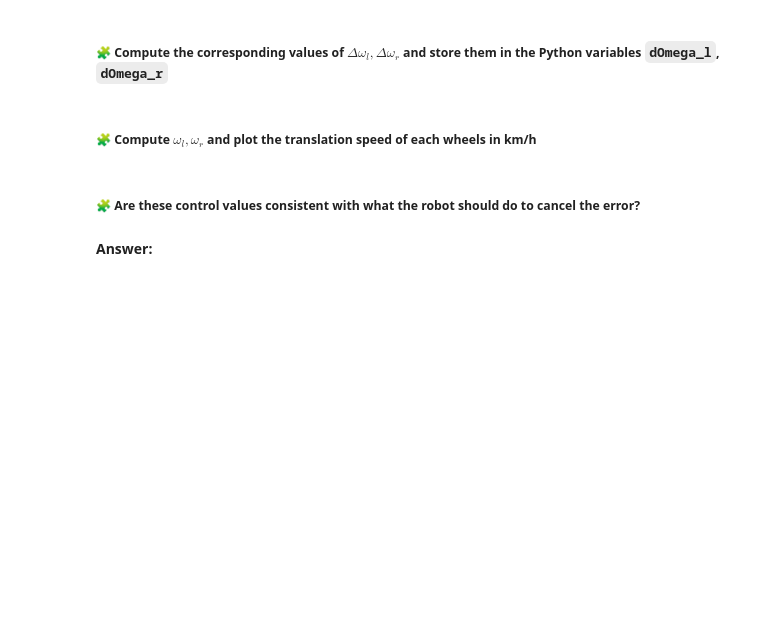
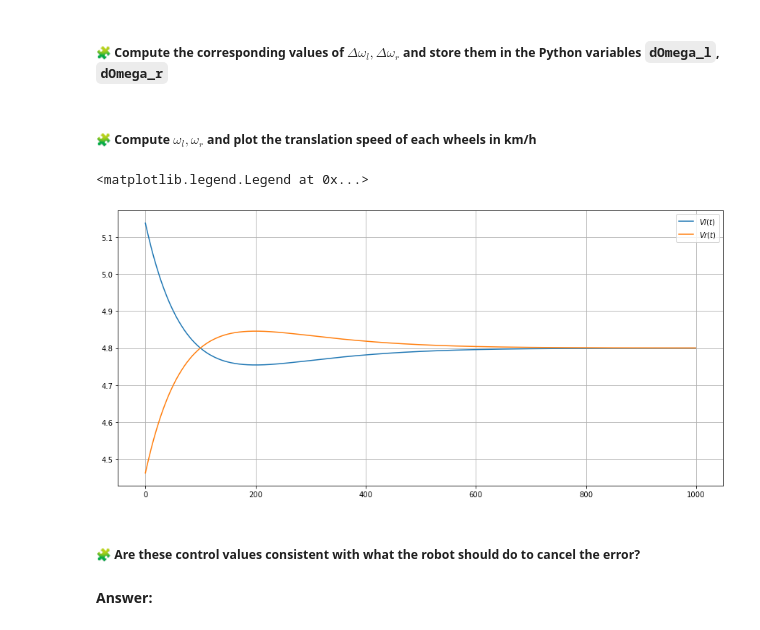
Before and after one commit to Said-taoussi/Control-engineering-with-python, a Jupyter notebook: Project-2.ipynb, the cells around one changed output. Drawn from its saved outputs; the diff is of its cells as text; code cells hidden in the pictures; blank space fills up the shorter version.

```diff
--- a/Project-2.ipynb
+++ b/Project-2.ipynb
@@ -703,2 +703,5 @@ pass
+# %%
+dOmega_l = array([deltaOmega(temp, r["sol"](temp))[0] for temp in t])
+dOmega_r = array([deltaOmega(temp, r["sol"](temp))[1] for temp in t])
 # %% [markdown]
 ##### 🧩 Compute $\omega_l,\omega_r$ and plot the translation speed of each wheels in km/h
@@ -707,3 +708,19 @@ pass
+# %%
+wl = dOmega_l + v/Rw
+wr = dOmega_r + v/Rw
+
+Vl = wl*Rw*3.6
+Vr = wr*Rw*3.6
+
+fig=figure(figsize=(15, 7))
+ax = fig.subplots(sharex=True)
+ax.grid(True)
+ax.plot(Vl, label="$Vl(t)$")
+ax.plot(Vr, label="$Vr(t)$")
+ax.legend()
+# %% [output]
+<matplotlib.legend.Legend at 0x...>
+[figure, added]
 # %% [markdown]
 ##### 🧩 Are these control values consistent with what the robot should do to cancel the error?
 # %% [markdown]
```
Also changed, not shown: parts of 6 cells of this notebook.
